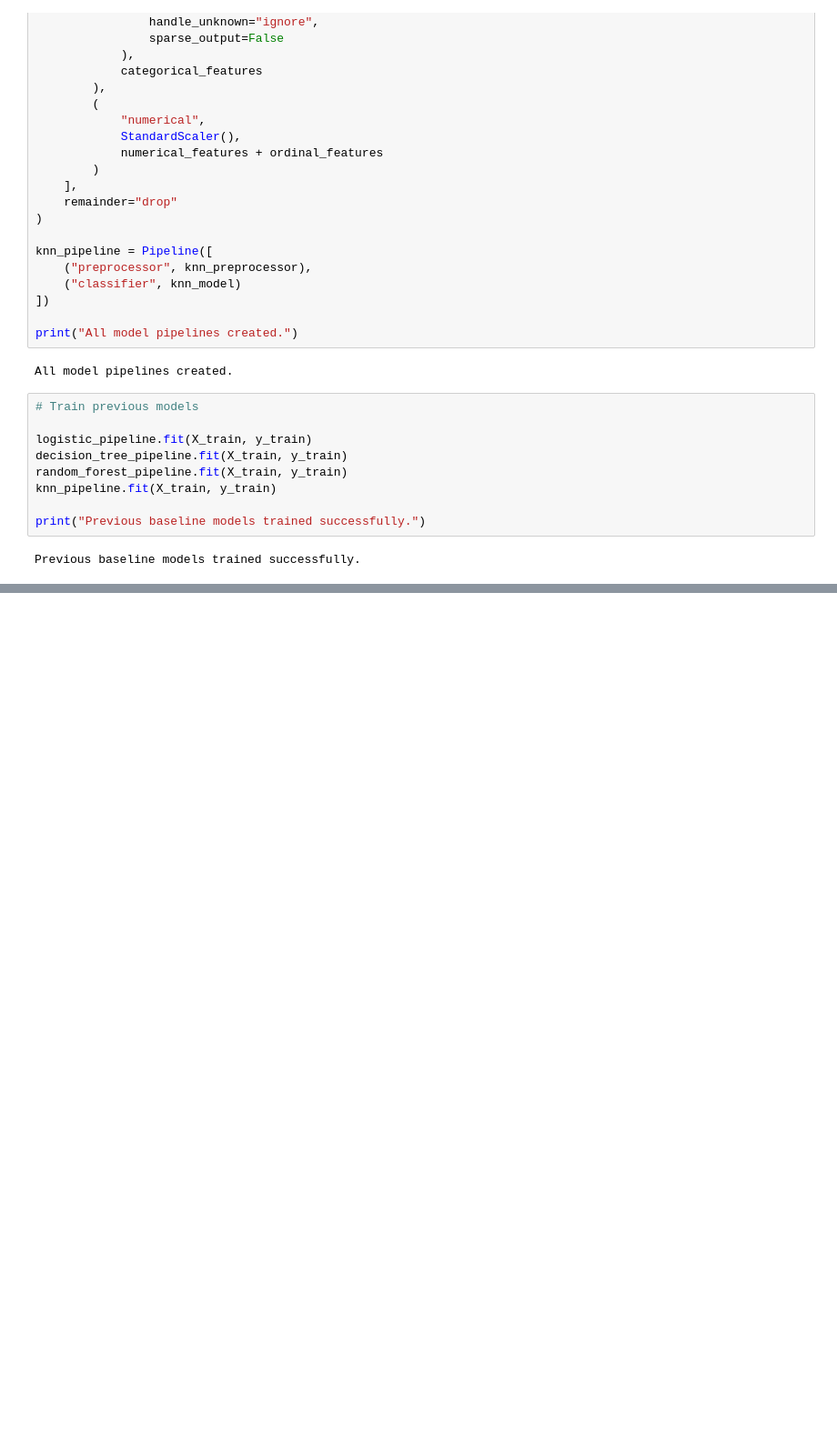
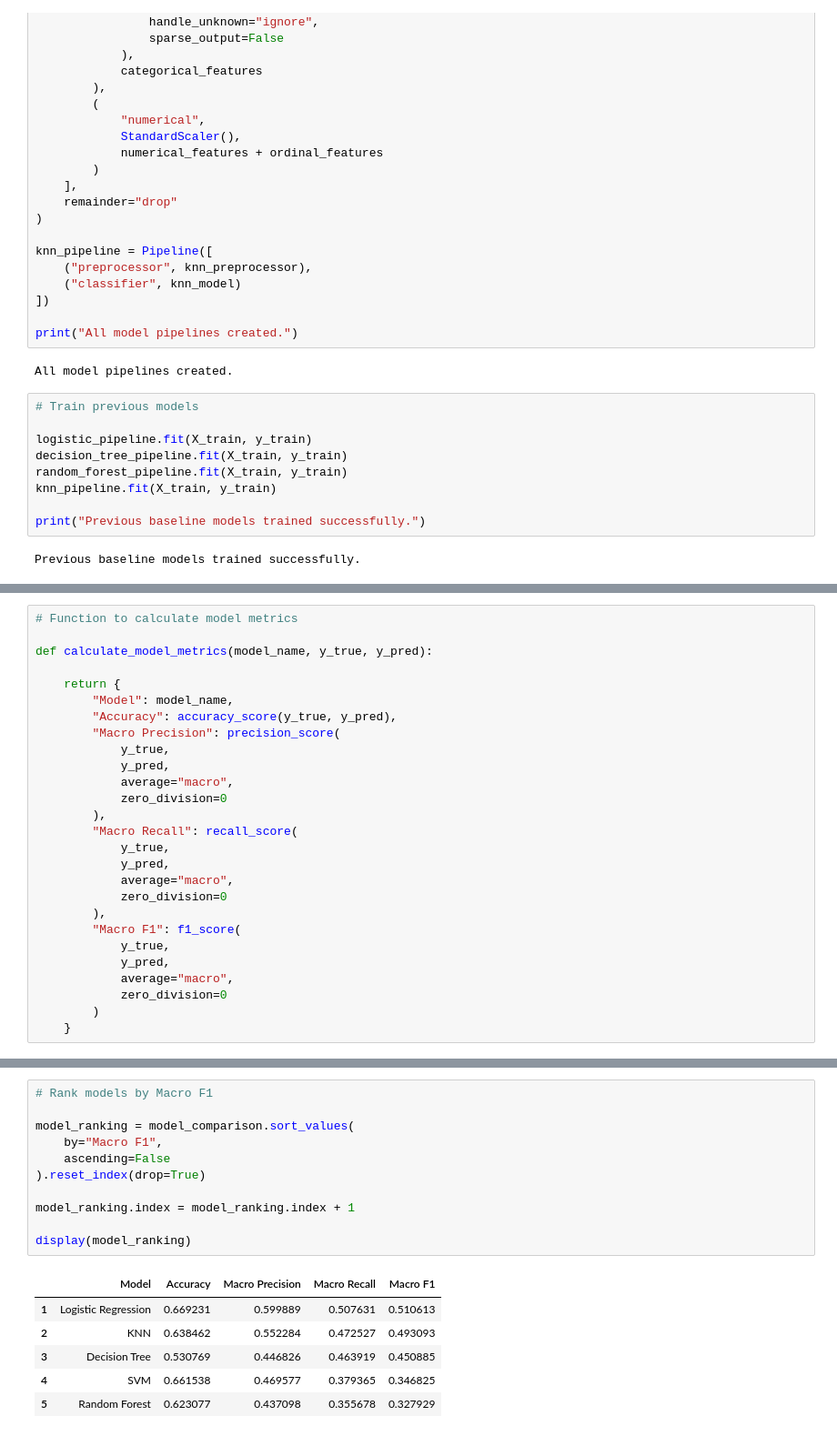
Before and after one commit to lightcode01-oss/IYB_INTERNSHIP, a Jupyter notebook: Day_12_SVM_Classification_Model.ipynb, the cells around one changed output, grey strips where cells are left out. Shown at 91% size. Cells and saved outputs as stored; diff of their text form; blank space fills up the shorter version.

```diff
--- a/Day_12_SVM_Classification_Model.ipynb
+++ b/Day_12_SVM_Classification_Model.ipynb
@@ -1055,0 +1067,27 @@ Previous baseline models trained successfully.
+# %%
+# Function to calculate model metrics
+
+def calculate_model_metrics(model_name, y_true, y_pred):
+
+    return {
+        "Model": model_name,
+        "Accuracy": accuracy_score(y_true, y_pred),
+        "Macro Precision": precision_score(
+            y_true,
+            y_pred,
+            average="macro",
+            zero_division=0
+        ),
+        "Macro Recall": recall_score(
+            y_true,
+            y_pred,
+            average="macro",
+            zero_division=0
+        ),
+        "Macro F1": f1_score(
+            y_true,
+            y_pred,
+            average="macro",
+            zero_division=0
+        )
+    }
@@ -1055,0 +1149,18 @@ Previous baseline models trained successfully.
+# %%
+# Rank models by Macro F1
+
+model_ranking = model_comparison.sort_values(
+    by="Macro F1",
+    ascending=False
+).reset_index(drop=True)
+
+model_ranking.index = model_ranking.index + 1
+
+display(model_ranking)
+# %% [output]
+|  | Model | Accuracy | Macro Precision | Macro Recall | Macro F1 |
+| 1 | Logistic Regression | 0.669231 | 0.599889 | 0.507631 | 0.510613 |
+| 2 | KNN | 0.638462 | 0.552284 | 0.472527 | 0.493093 |
+| 3 | Decision Tree | 0.530769 | 0.446826 | 0.463919 | 0.450885 |
+| 4 | SVM | 0.661538 | 0.469577 | 0.379365 | 0.346825 |
+| 5 | Random Forest | 0.623077 | 0.437098 | 0.355678 | 0.327929 |
```
Also changed, not shown: parts of 12 cells of this notebook.
